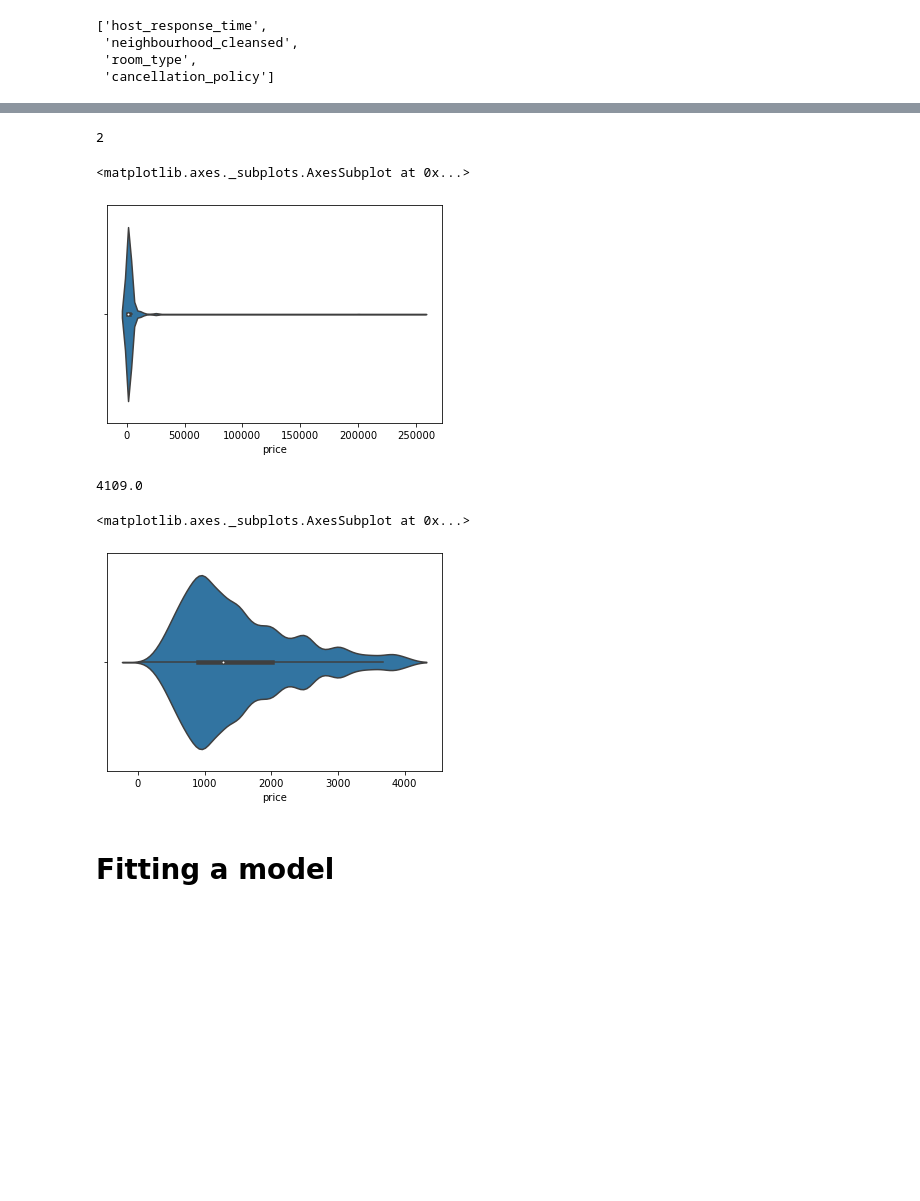
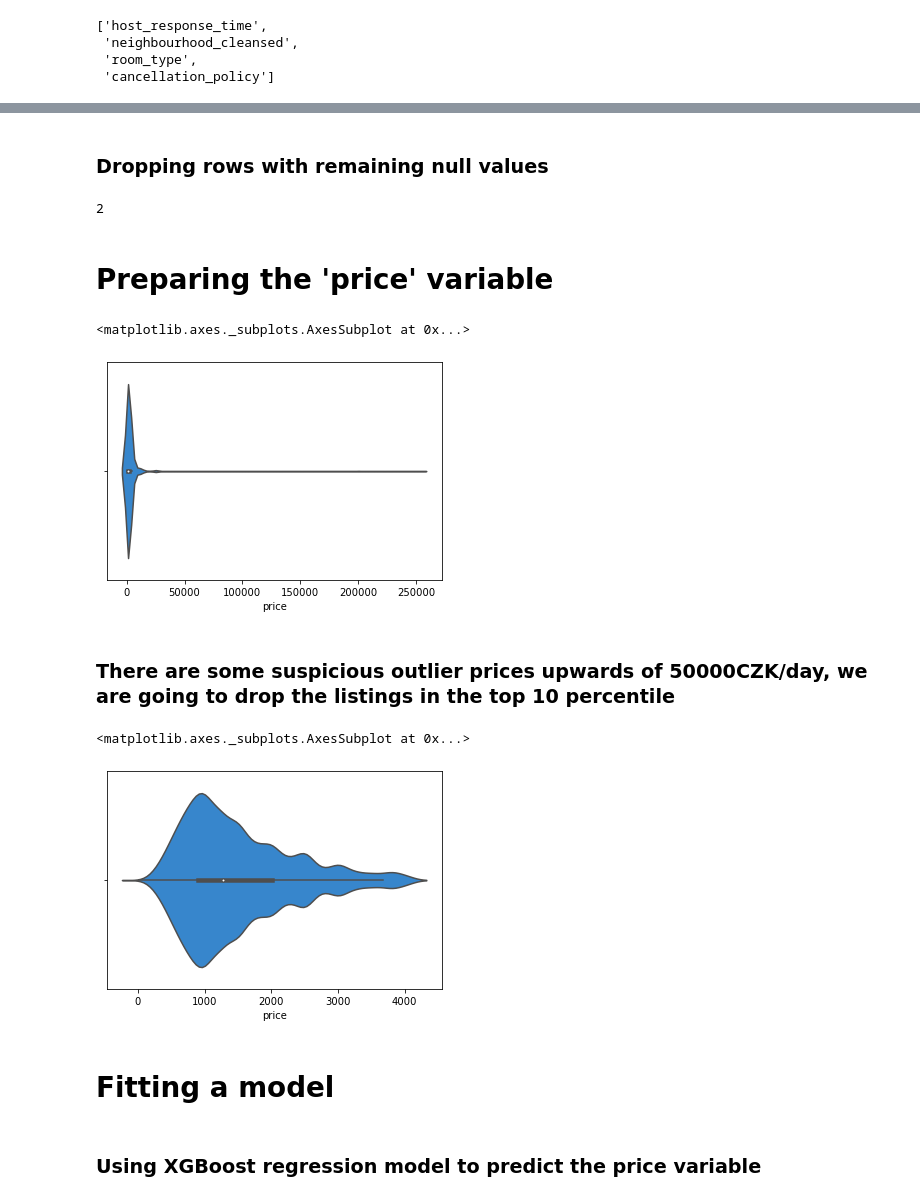
Before and after one commit to jakubkocvara/prague-airbnb, a Jupyter notebook: prague_airbnb.ipynb, the cells around one changed output, grey strips where cells are left out. Drawn from its saved outputs; the diff is of its cells as text; code cells hidden in the pictures; blank space fills up the shorter version.

```diff
--- a/prague_airbnb.ipynb
+++ b/prague_airbnb.ipynb
@@ -136,6 +156,19 @@ cat_cols
  'cancellation_policy']
 # %%
 def group_cat(df, col, new_value_name = 'Other', threshold = 0.01):
+    """Function which will group underrepresented categories into a new 'Other'
+       category, one hot encodes the column and appends it to the original dataframe
+
+    Parameters:
+    df (DataFrame): Input dataframe
+    col (string): column which we want to transform
+    new_value_name (string): name of a new column which is going to be created after grouping underrepresented categories together
+    threshold (float): what's the minimal share of a category in a feature not to be grouped into the 'Other' category
+
+    Returns:
+    DataFrame: New dataframe with column transformed (grouping + OHE) and the original column dropped
+
+    """
     new_col = col + '_new'
     df_g = df.groupby(col)[df.columns[0]].count().reset_index()
     df_g['ratio'] = df_g[df.columns[0]] / df_lf.shape[0]
@@ -178,23 +212,26 @@ df_lf.head()
+# %% [markdown]
+### Dropping rows with remaining null values
 # %%
 df_lf.isnull().sum().sum()
 # %% [output]
 2
 # %%
 df_lf = df_lf.dropna()
+# %% [markdown]
+# Preparing the 'price' variable
 # %%
-sns.violinplot(df_lf['price'])
+sns.violinplot(df_lf['price'], color = '#1e88e5')
 # %% [output]
 <matplotlib.axes._subplots.AxesSubplot at 0x...>
-[figure, old version]
+[figure, new version]
+# %% [markdown]
+### There are some suspicious outlier prices upwards of 50000CZK/day, we are going to drop the listings in the top 10 percentile
 # %%
-df_lf['price'].quantile(.9)
+cutoff = df_lf['price'].quantile(.9)
-# %% [output]
-4109.0
-# %%
-df_lf = df_lf[df_lf['price'] < df_lf['price'].quantile(.9)]
-df_lf = df_lf[df_lf['centre_transit_time'] < df_lf['centre_transit_time'].quantile(.99)]
+# %%
+df_lf = df_lf[df_lf['price'] < cutoff]
 # %%
-sns.violinplot(df_lf['price'])
+sns.violinplot(df_lf['price'], color = '#1e88e5')
 # %% [output]
 <matplotlib.axes._subplots.AxesSubplot at 0x...>
-[figure, old version]
+[figure, new version]
@@ -207,6 +242,8 @@ import sklearn.model_selection
 from xgboost.sklearn import XGBRegressor
 from xgboost import plot_importance
 import shap
+# %% [markdown]
+### Using XGBoost regression model to predict the price variable
 # %%
 y = df_lf['price']
 # %%
```
Also changed, not shown: parts of 34 cells of this notebook.
